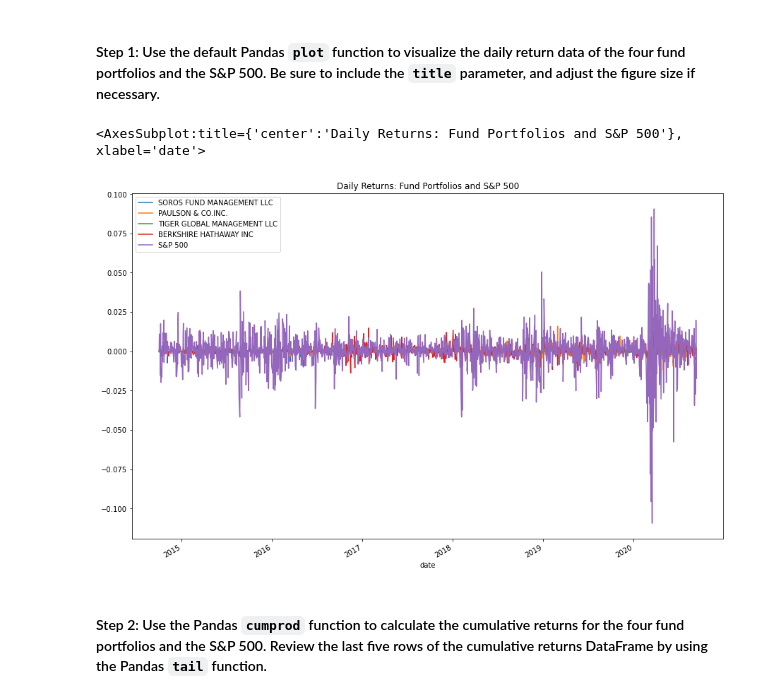
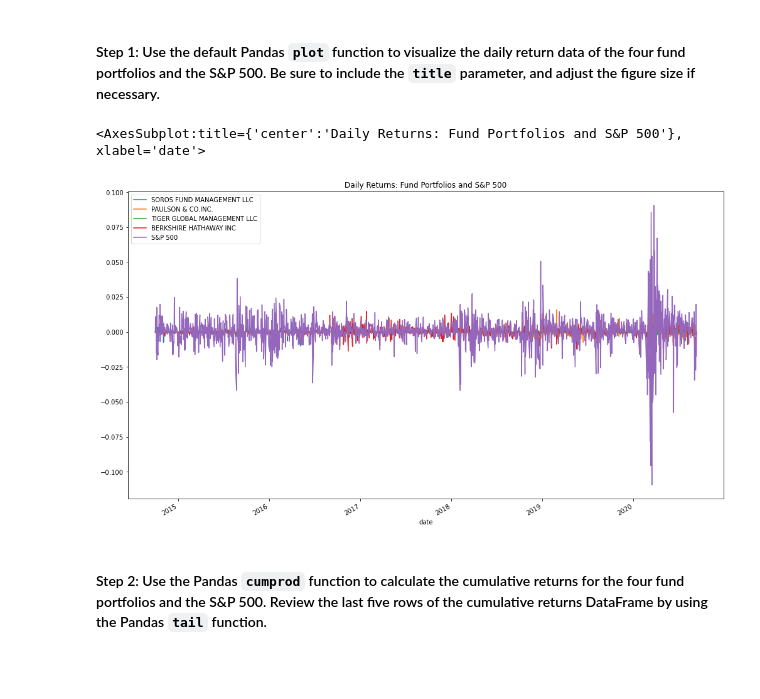
Before and after one commit to ScientiaCapital/Whale-Portfolio-Analysis, a Jupyter notebook: risk_return_analysis.ipynb, the cells around one changed output. Saved outputs shown, nothing was run; the diff lists cells and outputs as text; code cells hidden in the pictures; blank space fills up the shorter version.

```diff
--- a/risk_return_analysis.ipynb
+++ b/risk_return_analysis.ipynb
@@ -172,13 +157,13 @@ Analyze the data to determine if any of the portfolios outperform the broader st
 # %%
 # Plot the daily return data of the 4 funds and the S&P 500
 # Inclue a title parameter and adjust the figure size
 whale_daily_returns.plot(
-    figsize=(15,10),
+    figsize=(17,10),
     title='Daily Returns: Fund Portfolios and S&P 500'
 )
 # %% [output]
 <AxesSubplot:title={'center':'Daily Returns: Fund Portfolios and S&P 500'}, xlabel='date'>
-[figure, old version]
+[figure, new version]
 # %% [markdown]
 #### Step 2: Use the Pandas `cumprod` function to calculate the cumulative returns for the four fund portfolios and the S&P 500. Review the last five rows of the cumulative returns DataFrame by using the Pandas `tail` function.
 # %%
```
Also changed, not shown: parts of 33 cells of this notebook.
